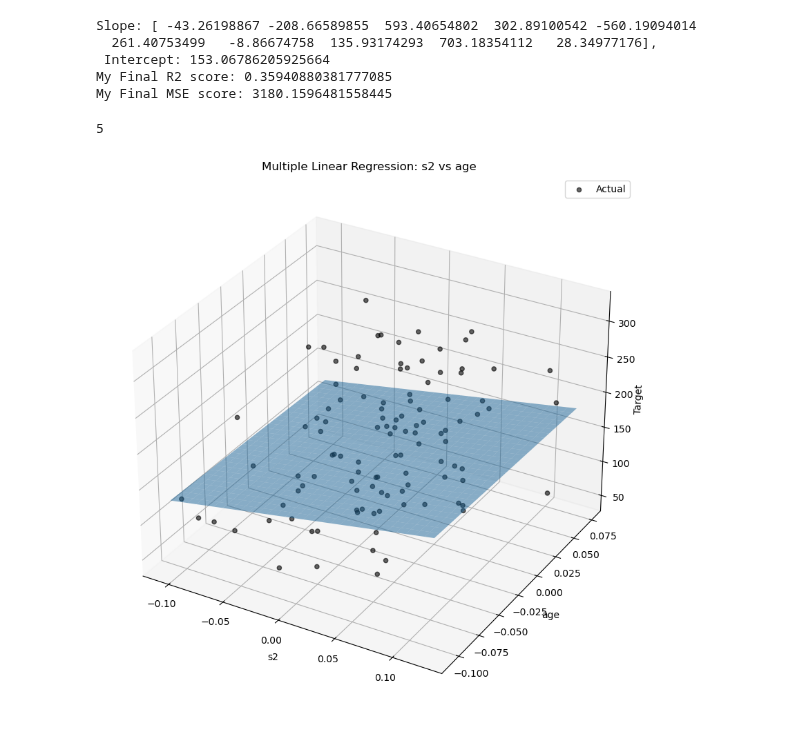
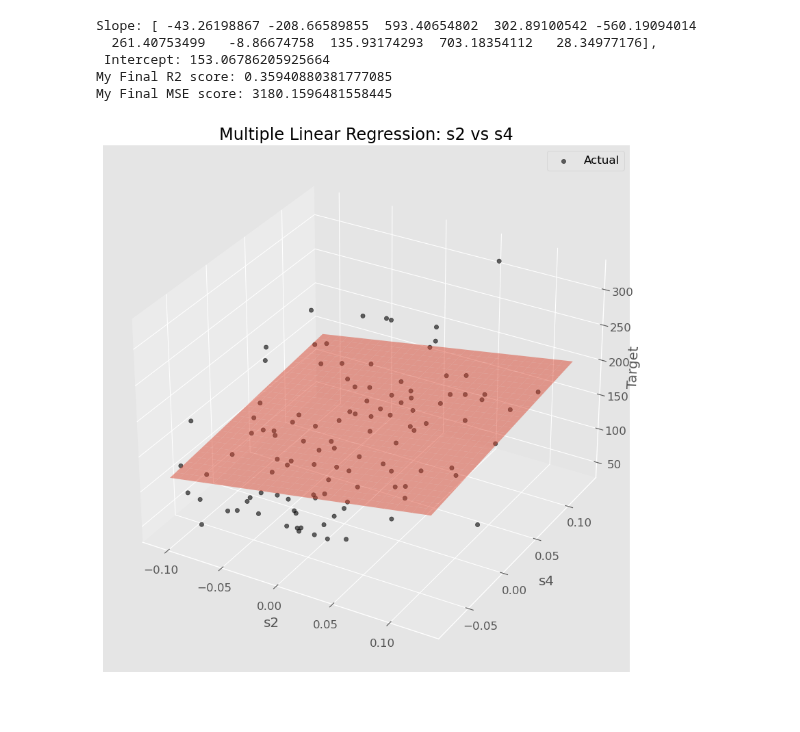
Before and after one commit to amandipde/ML_From_scratch, a Jupyter notebook: Linear_Regression/Linear_regression.ipynb, the cells around one changed output. Saved outputs shown, nothing was run; the diff lists cells and outputs as text; code cells hidden in the pictures.

```diff
--- a/Linear_Regression/Linear_regression.ipynb
+++ b/Linear_Regression/Linear_regression.ipynb
@@ -12,6 +12,15 @@ import numpy as np
 import seaborn as sns
 
 import pandas as pd
+
+import matplotlib as mpl
+plt.style.use("ggplot")
+plt.rcParams["figure.dpi"] = 100
+font = {"family": "sans-serif", "size": 12}
+
+mpl.rc("font", **font)
+
+from IPython.display import Image
 # %%
 # Synthetic dataset
 # fix the seed
@@ -476,10 +500,6 @@ Slope: [ -43.26198867 -208.66589855  593.40654802  302.89100542 -560.19094014
  Intercept: 153.06786205925664
 My Final R2 score: 0.35940880381777085
 My Final MSE score: 3180.1596481558445
-# %%
-print(X.columns.get_loc('s2'))
-# %% [output]
-5
 # %%
 from mpl_toolkits.mplot3d import Axes3D
 
@@ -488,7 +508,7 @@ from mpl_toolkits.mplot3d import Axes3D
 # --------------------------------------------------
 
 feature1 = 's2'
-feature2 = 'age'
+feature2 = 's4'
 
 # Actual test data
 x = X_test[feature1]
@@ -512,11 +532,11 @@ X1, X2 = np.meshgrid(x_pred, y_pred)
 
 # Coefficients
 b0   = coeff[0]    # intercept
-b_age = coeff[1]   # age
+b_s4 = coeff[8]   # s4
 b_s2  = coeff[6]   # s2
 
 # Start with intercept + s2 + age
-Z_pred = b0 + b_s2 * X1 + b_age * X2
+Z_pred = b0 + b_s2 * X1 + b_s4 * X2
 
 
 # # --------------------------------------------------
@@ -530,33 +550,33 @@ Z_pred = b0 + b_s2 * X1 + b_age * X2
 #         # coefficient index = feature index + 1
 #         beta = coeff[i + 1]
 
 #         # Fix remaining feature at its training mean
 #         Z_pred += beta * X_train[feature].mean()
 
 
 # --------------------------------------------------
 # 3D plot
 # --------------------------------------------------
 
 fig = plt.figure(figsize=(20, 10))
 
 ax = fig.add_subplot(111, projection='3d')
 
 
 # Actual test data
 ax.scatter(x, y, z,color='black',alpha=0.6,label='Actual')
 
 
 # Regression surface
 ax.plot_surface(X1, X2, Z_pred,alpha=0.5)
 
 
 # Labels
 ax.set_xlabel('s2')
-ax.set_ylabel('age')
+ax.set_ylabel('s4')
 ax.set_zlabel('Target', labelpad=0.3)
-ax.set_title('Multiple Linear Regression: s2 vs age')
+ax.set_title('Multiple Linear Regression: s2 vs s4')
 ax.legend()
 plt.show()
 # %% [output]
-[figure, old version]
+[figure, new version]
```
Also changed, not shown: parts of 9 cells of this notebook, 1 other file.
